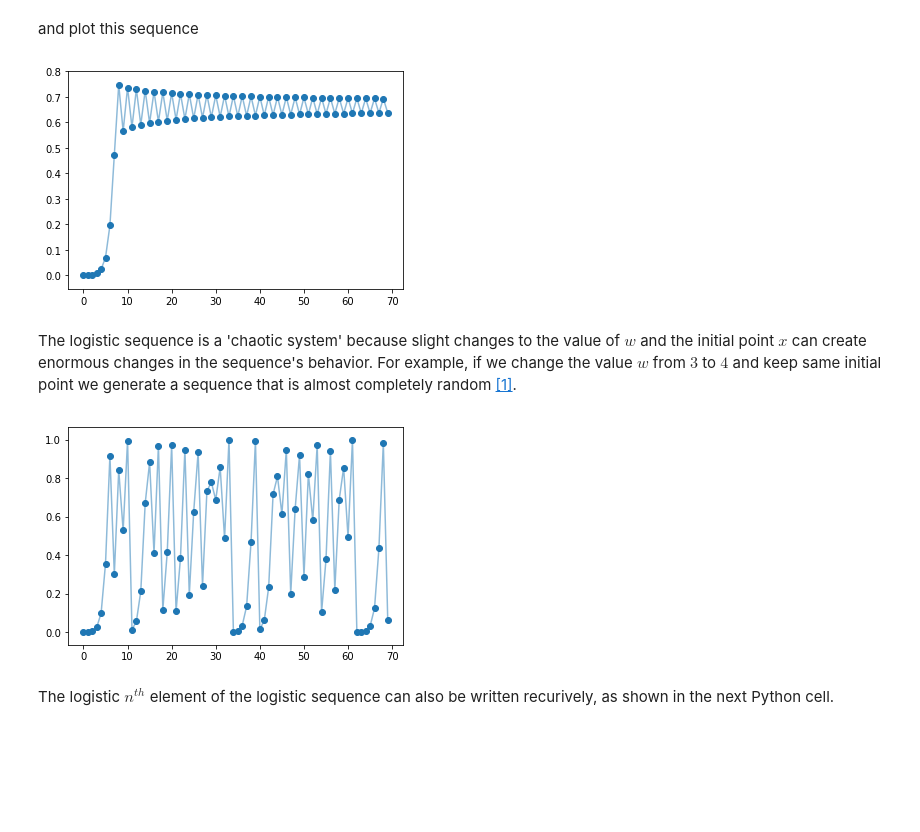
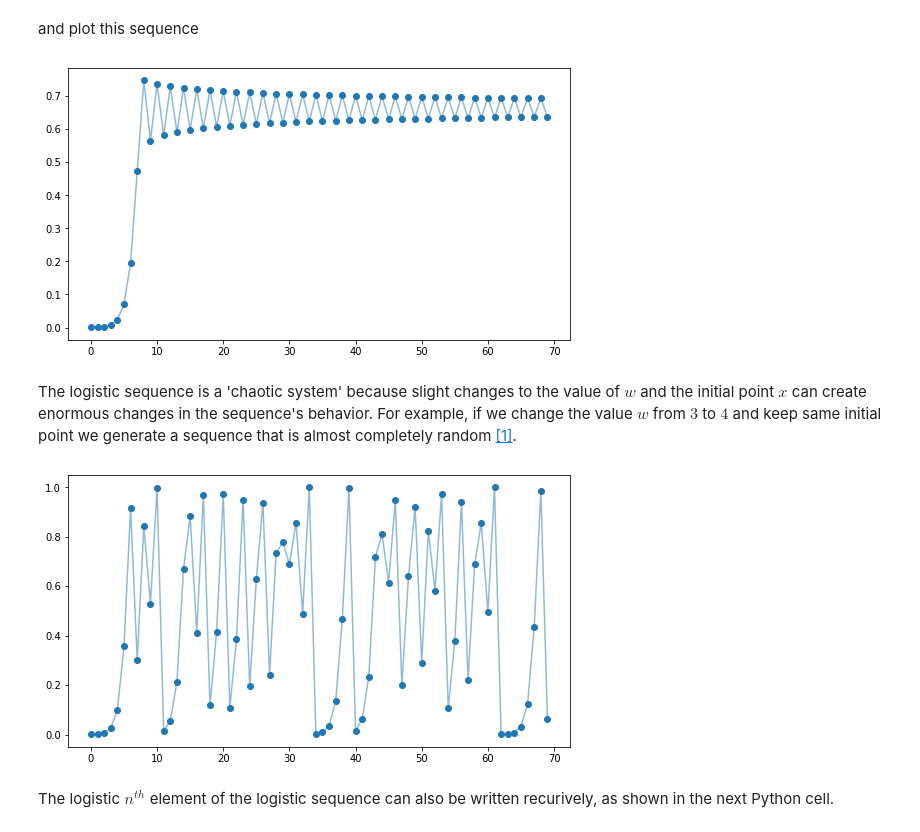
Before and after one commit to neonwatty/computational_maths, a Jupyter notebook: Part_5_recursive_functions.ipynb, the cells around one changed output. Cells and saved outputs as stored; diff of their text form; code cells hidden in the pictures; blank space fills up the shorter version.

```diff
--- a/Part_5_recursive_functions.ipynb
+++ b/Part_5_recursive_functions.ipynb
@@ -185,11 +227,12 @@ for i in range(num_elements):
 and plot this sequence
 # %%
 # plot the result
+fig = plt.figure(figsize=(9, 5))
 plt.scatter(np.arange(len(sequence)),sequence)
 plt.plot(sequence,alpha = 0.5)  # plot lines connecting consecutive points for visualization purposes
 plt.show()
 # %% [output]
-[figure, old version]
+[figure, new version]
 # %% [markdown]
 The logistic sequence is a 'chaotic system' because slight changes to the value of $w$ and the initial point $x$ can create enormous changes in the sequence's behavior.  For example, if we change the value $w$ from $3$ to $4$  and keep same initial point we generate a sequence that is almost completely random [[1]](#endnotes).
 # %%
@@ -202,11 +245,12 @@ for i in range(num_elements):
     sequence.append(x)
 
 # plot the result
+fig = plt.figure(figsize=(9, 5))
 plt.scatter(np.arange(len(sequence)),sequence)
 plt.plot(sequence,alpha = 0.5)  # plot lines connecting consecutive points for visualization purposes
 plt.show()
 # %% [output]
-[figure, old version]
+[figure, new version]
 # %% [markdown]
 The logistic $n^{th}$ element of the logistic sequence can also be written recurively, as shown in the next Python cell.
 # %%
```
Also changed, not shown: parts of 9 cells of this notebook.
